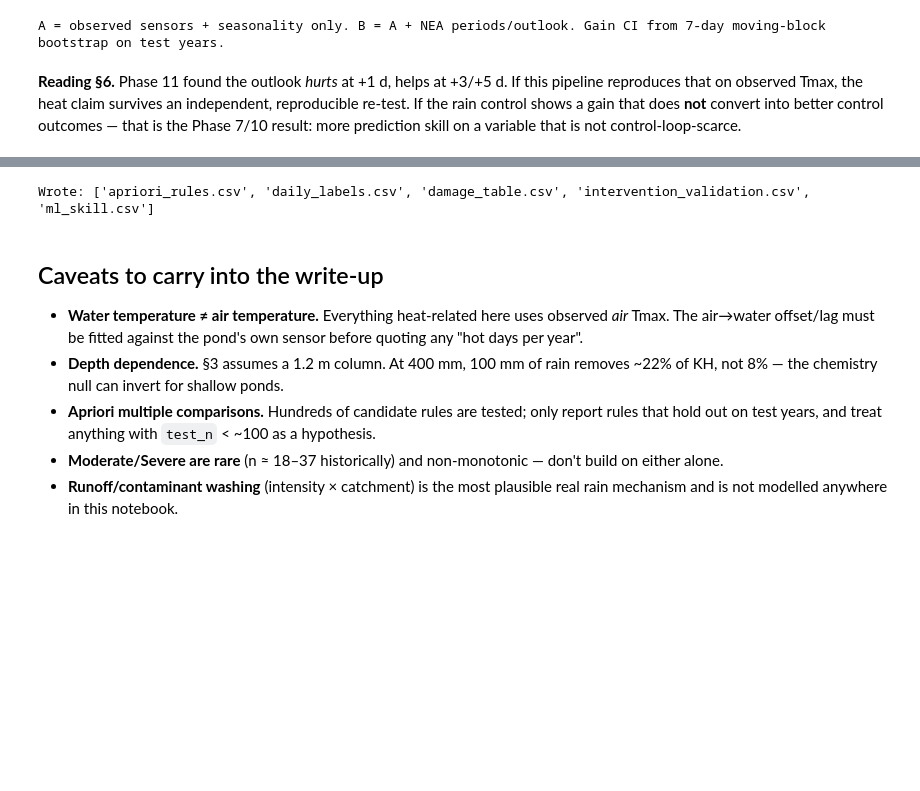
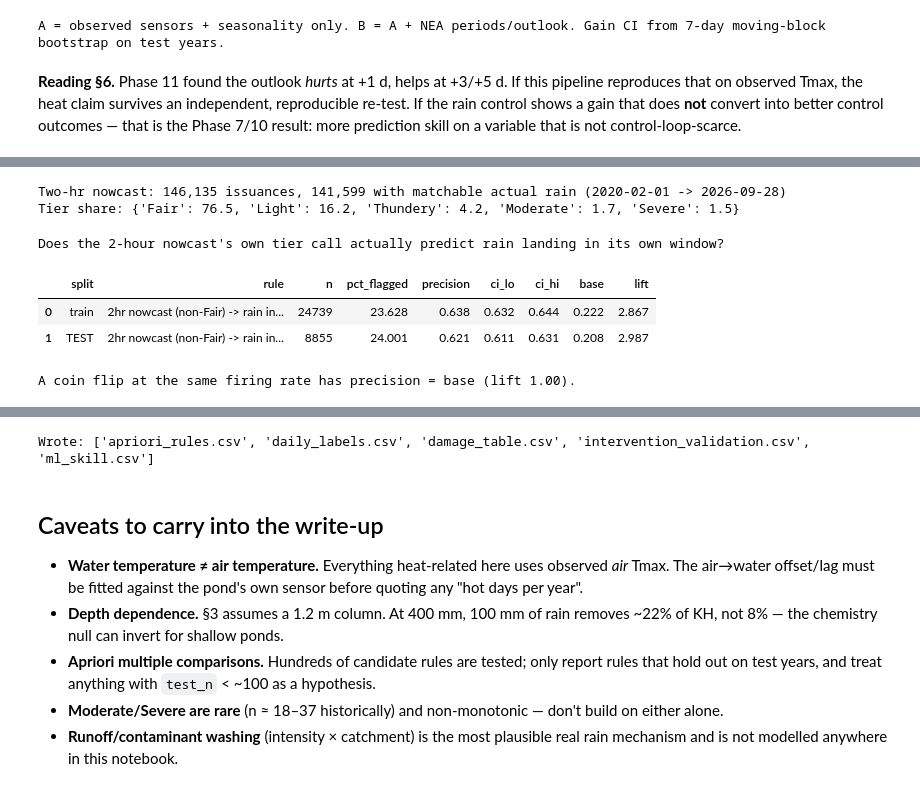
Before and after one commit to Edwinta-dev/OutdoorKoiFYP, a Jupyter notebook: NEA_Data_Analysis/forecast_reality_pipeline.ipynb, the cells around one changed output, grey strips where cells are left out. Cells and saved outputs as stored; diff of their text form; code cells hidden in the pictures; blank space fills up the shorter version.

```diff
--- a/NEA_Data_Analysis/forecast_reality_pipeline.ipynb
+++ b/NEA_Data_Analysis/forecast_reality_pipeline.ipynb
@@ -773,0 +790,60 @@ more prediction skill on a variable that is not control-loop-scarce.
+# %%
+c2 = pd.read_csv(DATA_DIR / "two_hr_forecast_woodlands.csv")
+for col in ["issued_at", "valid_from", "valid_to"]:
+    c2[col] = to_local(c2[col])
+c2["tier"] = c2["forecast_text"].map(to_tier)
+c2 = (c2.dropna(subset=["tier", "valid_from", "valid_to"])
+        .drop_duplicates(["issued_at"], keep="last")
+        .sort_values("issued_at")
+        .reset_index(drop=True))
+
+h0 = c2.valid_from.dt.floor("h")
+h1 = c2.valid_to.dt.floor("h")
+n_hours = ((h1 - h0).dt.total_seconds() // 3600).astype(int) + 1
+max_h = int(n_hours.max())
+
+window_mm = pd.Series(0.0, index=c2.index)
+present = pd.Series(0, index=c2.index)
+for k in range(max_h):
+    hk = h0 + pd.to_timedelta(k, unit="h")
+    mask = k < n_hours
+    vals = rain_h.reindex(hk[mask])
+    window_mm.loc[mask] += vals.fillna(0).values
+    present.loc[mask] += vals.notna().astype(int).values
+
+c2["window_mm"] = window_mm.where(present > 0)
+c2["window_rain"] = (c2.window_mm >= 0.2).astype(float).where(c2.window_mm.notna())
+c2["nowcast_flag"] = c2.tier.map({"Fair": 0, "Light": 1, "Thundery": 1, "Moderate": 1, "Severe": 1})
+
+print(f"Two-hr nowcast: {len(c2):,} issuances, {c2.window_mm.notna().sum():,} with matchable actual rain "
+      f"({h0.min().date()} -> {h0.max().date()})")
+print("Tier share:", (c2.tier.value_counts(normalize=True) * 100).round(1).to_dict())
+# %% [output]
+Two-hr nowcast: 146,135 issuances, 141,599 with matchable actual rain (2020-02-01 -> 2026-09-28)
+Tier share: {'Fair': 76.5, 'Light': 16.2, 'Thundery': 4.2, 'Moderate': 1.7, 'Severe': 1.5}
+# %%
+def score_binary(mask, y, name):
+    ok = mask.notna() & y.notna()
+    m, yy = mask[ok].astype(bool), y[ok]
+    n = int(m.sum()); k = int(yy[m].sum()); base = yy.mean()
+    lo, hi = wilson(k, n)
+    return dict(rule=name, n=n, pct_flagged=100 * m.mean() if len(m) else np.nan,
+                precision=k / n if n else np.nan, ci_lo=lo, ci_hi=hi, base=base,
+                lift=(k / n) / base if n and base else np.nan)
+
+is_train2 = c2.issued_at <= TRAIN_END
+rows7 = []
+for split, sel in [("train", is_train2), ("TEST", ~is_train2)]:
+    d = c2[sel]
+    rows7.append({"split": split, **score_binary(d.nowcast_flag.astype(bool), d.window_rain,
+                                                  "2hr nowcast (non-Fair) -> rain in window")})
+res7 = pd.DataFrame(rows7)
+print("Does the 2-hour nowcast's own tier call actually predict rain landing in its own window?")
+display(res7.round(3))
+print("A coin flip at the same firing rate has precision = base (lift 1.00).")
+# %% [output]
+Does the 2-hour nowcast's own tier call actually predict rain landing in its own window?
+|  | split | rule | n | pct_flagged | precision | ci_lo | ci_hi | base | lift |
+| 0 | train | 2hr nowcast (non-Fair) -> rain in... | 24739 | 23.628 | 0.638 | 0.632 | 0.644 | 0.222 | 2.867 |
+| 1 | TEST | 2hr nowcast (non-Fair) -> rain in... | 8855 | 24.001 | 0.621 | 0.611 | 0.631 | 0.208 | 2.987 |
+A coin flip at the same firing rate has precision = base (lift 1.00).
```
Also changed, not shown: parts of 9 cells of this notebook.
